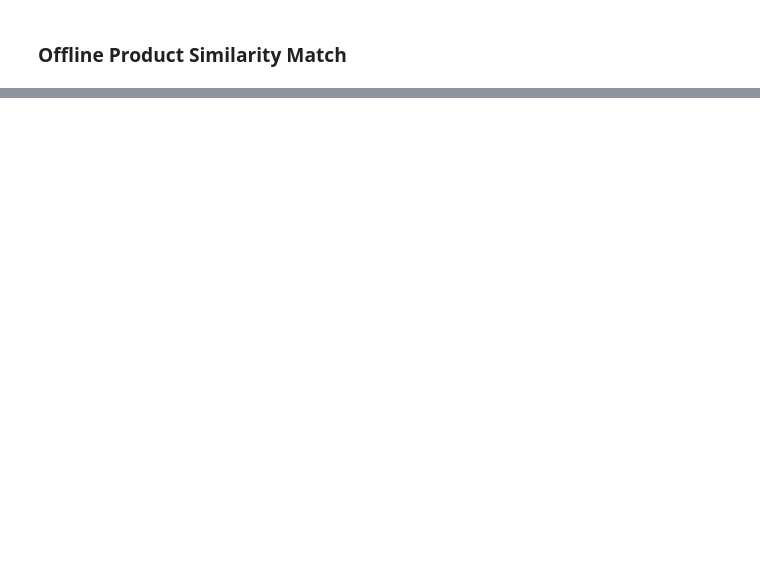
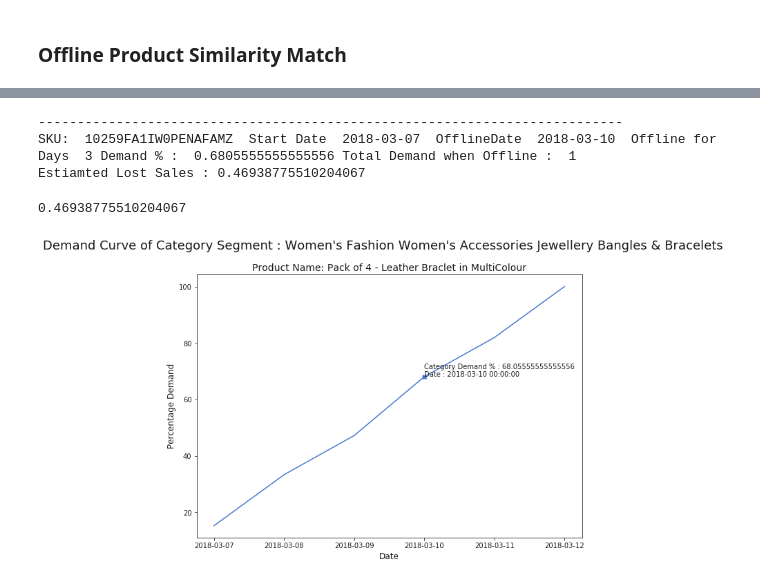
Before and after one commit to DanyalKhaliq/Machine-Learning-, a Jupyter notebook: ProductDescriptiveAnalysis.ipynb, the cells around one changed output, grey strips where cells are left out. Drawn from its saved outputs; the diff is of its cells as text; code cells hidden in the pictures; blank space fills up the shorter version.

```diff
--- a/ProductDescriptiveAnalysis.ipynb
+++ b/ProductDescriptiveAnalysis.ipynb
@@ -114,19 +129,19 @@ formattedDf = pd.read_pickle('./OfflineFormattedData', compression='infer')
 # %% [markdown]
 ### Offline Product Similarity Match
 # %%
-SKUid = '10259FA00UP2INAFAMZ'
+SKUid = 'KK877OT0D6DZINAFAMZ'
 # %%
-PeriodStartDate = '2018-03-07'
+PeriodStartDate = '2018-01-17'
 categoryName = df_initial[df_initial.COD_SKU_CONFIG == SKUid]['CatConcat'].unique()
 print("Concatenated Category Name : ", categoryName)
 productame = df_initial[df_initial.COD_SKU_CONFIG == SKUid]['DSC_PRODUCT_NAME'].unique()
 print("Product Name : ",productame)
 brandName = df_initial[df_initial.COD_SKU_CONFIG == SKUid]['DSC_PRODUCT_BRAND_NAME_EN'].unique()
 print("Brand : " ,brandName)
-offlineStartDate = formattedDf[formattedDf.SKU == SKUid].iloc[3:4,0].values[0]
+offlineStartDate = formattedDf[formattedDf.SKU == SKUid].iloc[1:2,0].values[0]
 print("Offline Start Date : ", offlineStartDate)
 
-offlineDays = formattedDf[formattedDf.SKU == SKUid].iloc[3:4,1].values[0]
+offlineDays = formattedDf[formattedDf.SKU == SKUid].iloc[1:2,1].values[0]
 print("Stayed offline for # of Days : ", offlineDays)
 
 relevantSkuList = df_initial[(df_initial.CatConcat == categoryName[0]) & (df_initial.COD_SKU_CONFIG != SKUid)]['COD_SKU_CONFIG'].unique()
@@ -343,3 +406,11 @@ getEstimatedLostSale('10259FA00LZEANAFAMZ','2018-03-13','2018-03-17',45,True)
+# %%
+getEstimatedLostSale('10259FA1IW0PENAFAMZ','2018-03-07','2018-03-10',3,True)
+# %% [output]
+---------------------------------------------------------------------------
+SKU:  10259FA1IW0PENAFAMZ  Start Date  2018-03-07  OfflineDate  2018-03-10  Offline for Days  3 Demand % :  0.6805555555555556 Total Demand when Offline :  1
+Estiamted Lost Sales : 0.46938775510204067
+0.46938775510204067
+[figure, added]
 # %%
 #from IPython.core.debugger import set_trace
 getEstimatedLostSale('10454FA1K4RW6NAFAMZ','2018-01-17','2018-03-01',1,True)
```
Also changed, not shown: parts of 24 cells of this notebook.
